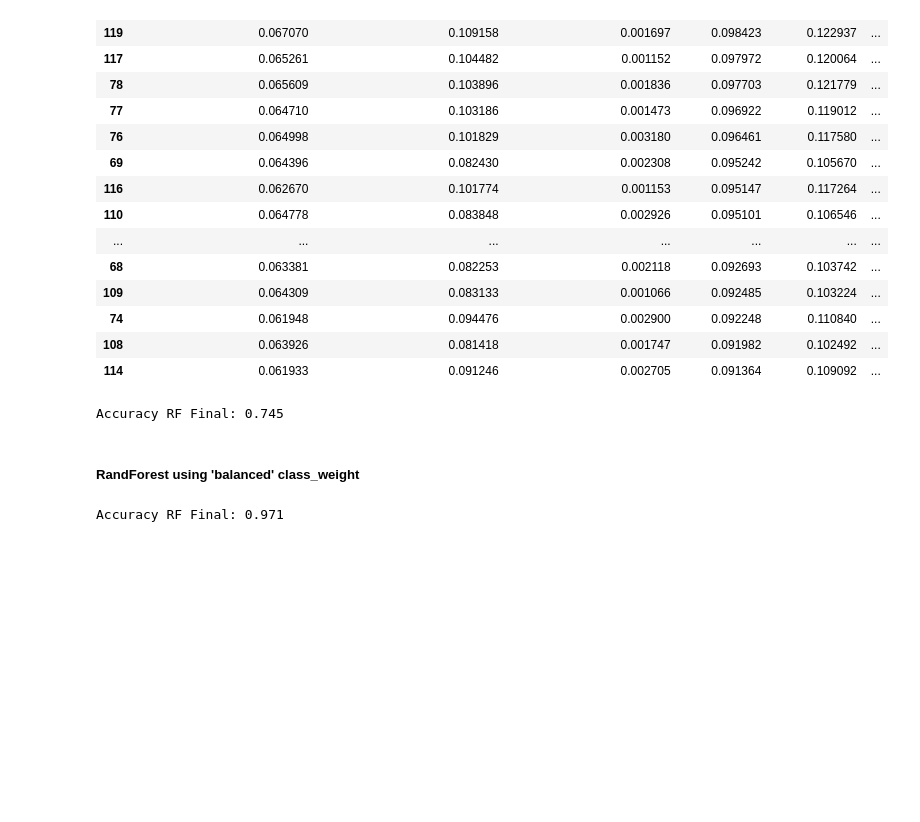
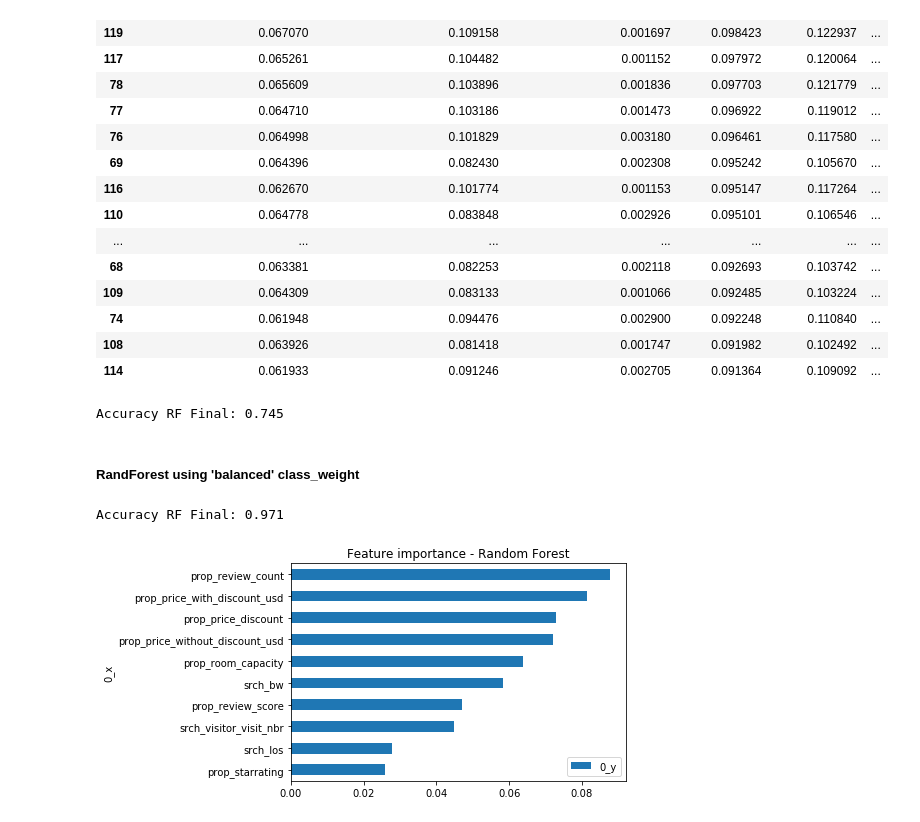
Before and after one commit to Greg1806/ML_projects, a Jupyter notebook: Hotel_Ranking_Kaggle.ipynb, the cells around one changed output. Cells and saved outputs as stored; diff of their text form; code cells hidden in the pictures; blank space fills up the shorter version.

```diff
--- a/Hotel_Ranking_Kaggle.ipynb
+++ b/Hotel_Ranking_Kaggle.ipynb
@@ -1502,3 +1502,9 @@ df_test_rf_final = pd.merge(left=df_test[['srch_id','prop_key']], right=pd.DataF
 df_test_rf_final_sorted = df_test_rf_final.sort_values(by=['srch_id',1], ascending=[True,False])
 # export to csv - final manioulation for correct format done in csv directly => results: 0.445
 df_test_rf_final_sorted.to_csv('EG_ranking_rf_final.csv')
+# %%
+pd.merge(left=pd.DataFrame(df_test_input_reindex.columns), right=pd.DataFrame(rf_final.feature_importances_), left_index=True, right_index=True).set_index('0_x').sort_values(by='0_y', ascending=True).tail(10).plot(kind='barh')
+plt.title('Feature importance - Random Forest')
+plt.show()
+# %% [output]
+[figure, added]
```
